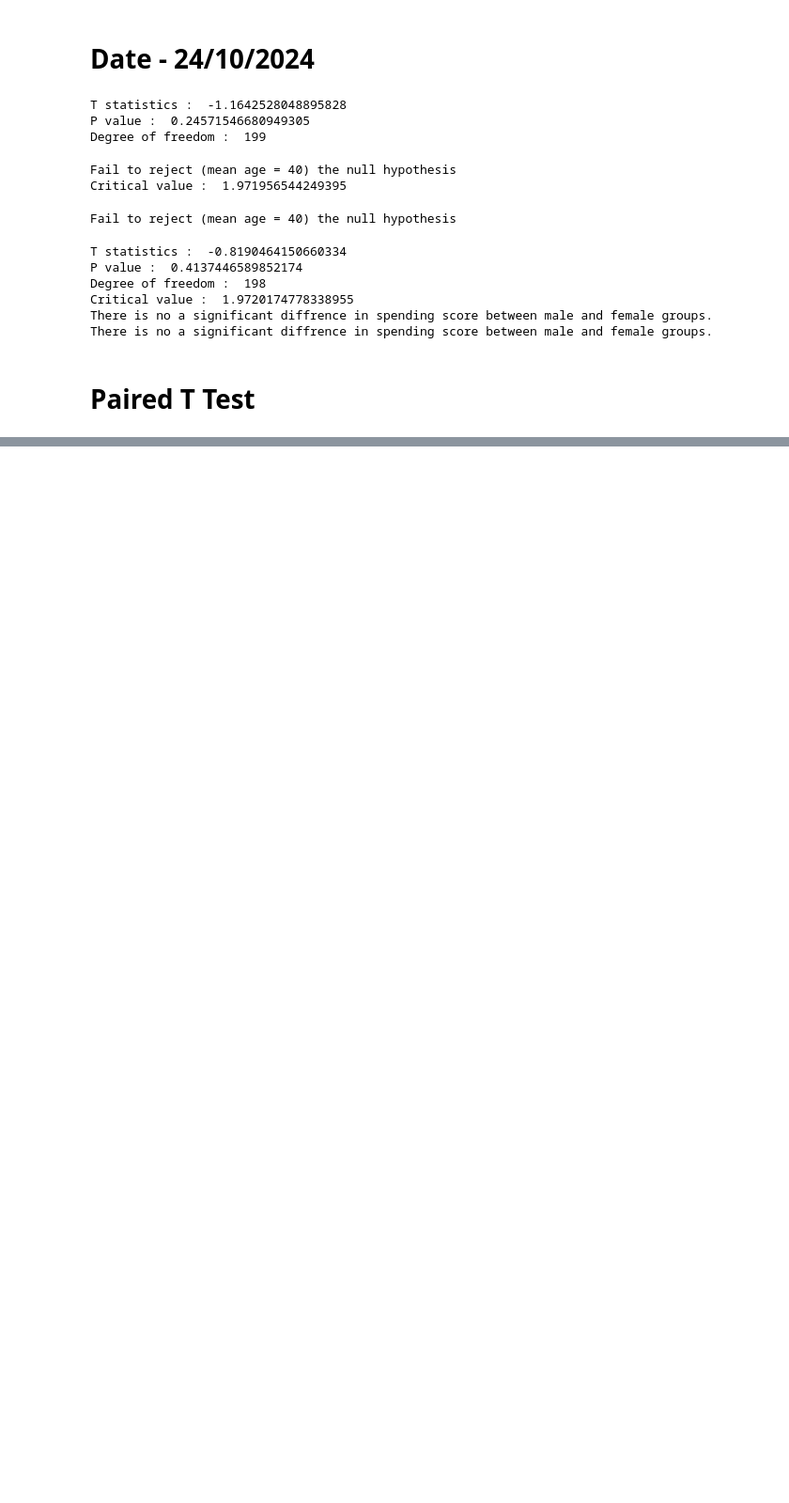
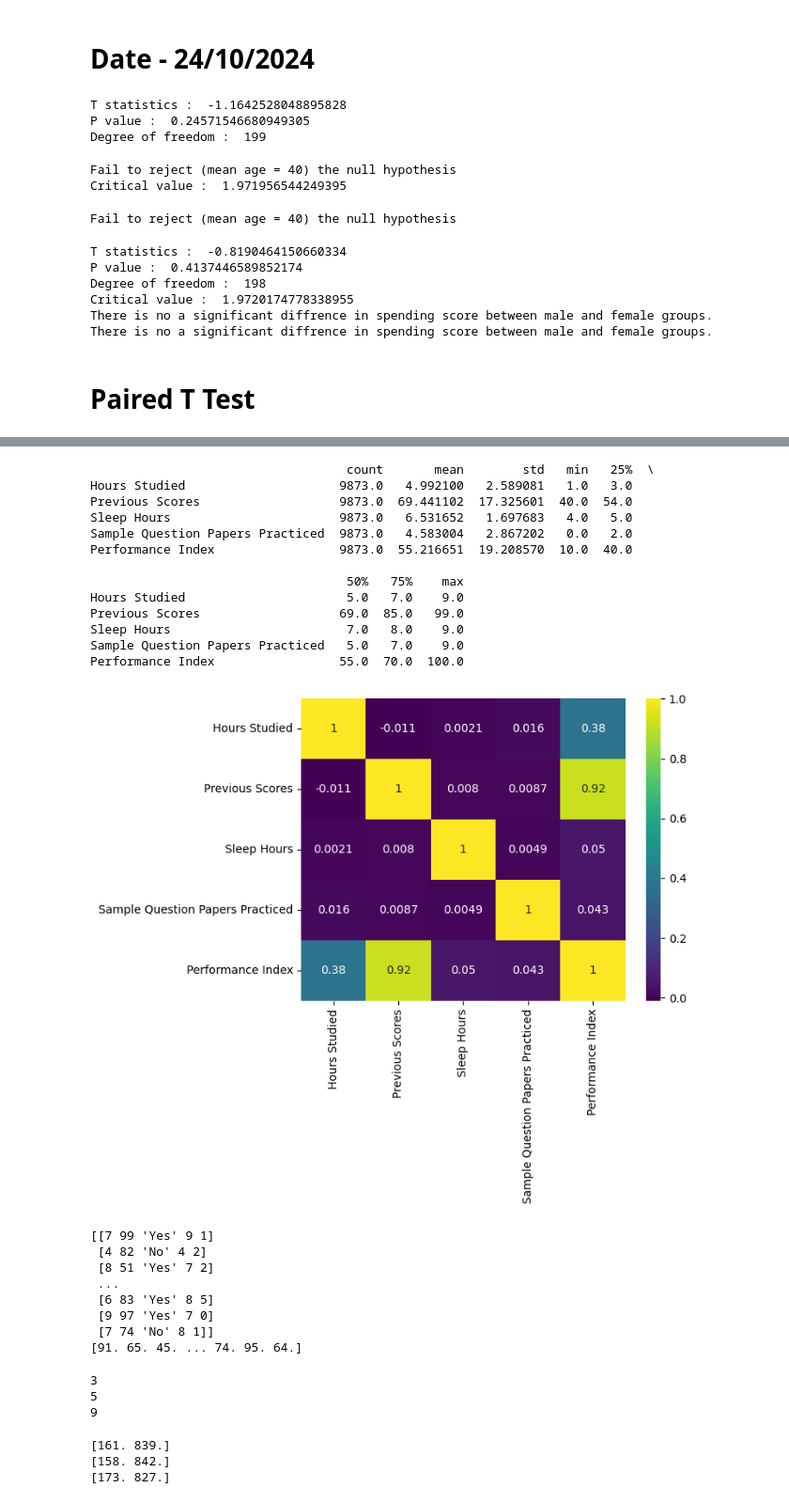
Before and after one commit to abhishekmali9191/Data-Analytics-, a Jupyter notebook: DataAnalytics.ipynb, the cells around one changed output, grey strips where cells are left out. Shown at 94% size. Drawn from its saved outputs; the diff is of its cells as text; code cells hidden in the pictures; blank space fills up the shorter version.

```diff
--- a/DataAnalytics.ipynb
+++ b/DataAnalytics.ipynb
@@ -4832,0 +4862,4 @@ There is no a significant diffrence in spending score between male and female gr
+# %%
+warnings.filterwarnings('ignore')
+data = pd.read_csv('/content/sample_data/Student_Performance.csv')
+data.head()
@@ -4832,0 +4896,74 @@ There is no a significant diffrence in spending score between male and female gr
+# %%
+data.drop_duplicates(inplace = True)
+print(data.describe().T)
+
+#Check correlations using a heatmap
+sns.heatmap(data= data.select_dtypes(exclude =  "object").corr(), annot = True, cmap= 'viridis')
+plt.show()
+
+
+# prepare for training, testing split - All features in x, the predicted values in Y
+x = data.iloc[:,:-1].values
+y = data.iloc[:,-1].values
+# x will now contains Hours studied , previous scores,  Extracurricular activities
+# y will contains the outcomes (performance index)
+
+print(x)
+print(y)
+# %% [output]
+                                   count       mean        std   min   25%  \
+Hours Studied                     9873.0   4.992100   2.589081   1.0   3.0
+Previous Scores                   9873.0  69.441102  17.325601  40.0  54.0
+Sleep Hours                       9873.0   6.531652   1.697683   4.0   5.0
+Sample Question Papers Practiced  9873.0   4.583004   2.867202   0.0   2.0
+Performance Index                 9873.0  55.216651  19.208570  10.0  40.0
+
+                                   50%   75%    max
+Hours Studied                      5.0   7.0    9.0
+Previous Scores                   69.0  85.0   99.0
+Sleep Hours                        7.0   8.0    9.0
+Sample Question Papers Practiced   5.0   7.0    9.0
+Performance Index                 55.0  70.0  100.0
+[figure, added]
+[[7 99 'Yes' 9 1]
+ [4 82 'No' 4 2]
+ [8 51 'Yes' 7 2]
+ ...
+ [6 83 'Yes' 8 5]
+ [9 97 'Yes' 7 0]
+ [7 74 'No' 8 1]]
+[91. 65. 45. ... 74. 95. 64.]
+# %%
+#Dice Question to find the probabilty
+import numpy as np
+
+#Part1
+
+def roll_dice():
+    return np.sum(np.random.randint(1,7,2))
+
+print(roll_dice())
+print(roll_dice())
+print(roll_dice())
+# %% [output]
+3
+5
+9
+# %%
+#part 2
+def monte_carlo_simulation(runs = 1000):
+    results = np.zeros(2)   #An array , results[0] and results[1] initialized to two Zeros
+    for _ in range(runs):
+        if roll_dice() == 7:
+            results[0] +=1
+        else:
+            results[1] +=1
+    return results
+
+print(monte_carlo_simulation())
+print(monte_carlo_simulation())
+print(monte_carlo_simulation())
+# %% [output]
+[161. 839.]
+[158. 842.]
+[173. 827.]
```
Also changed, not shown: parts of 17 cells of this notebook.
